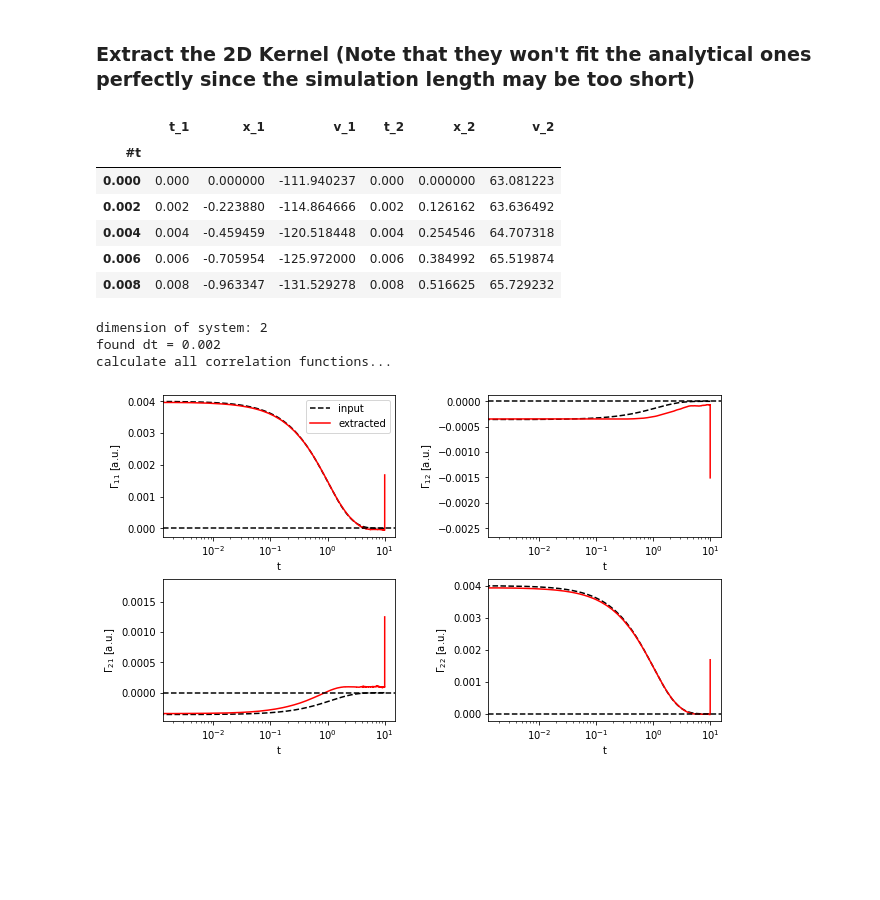
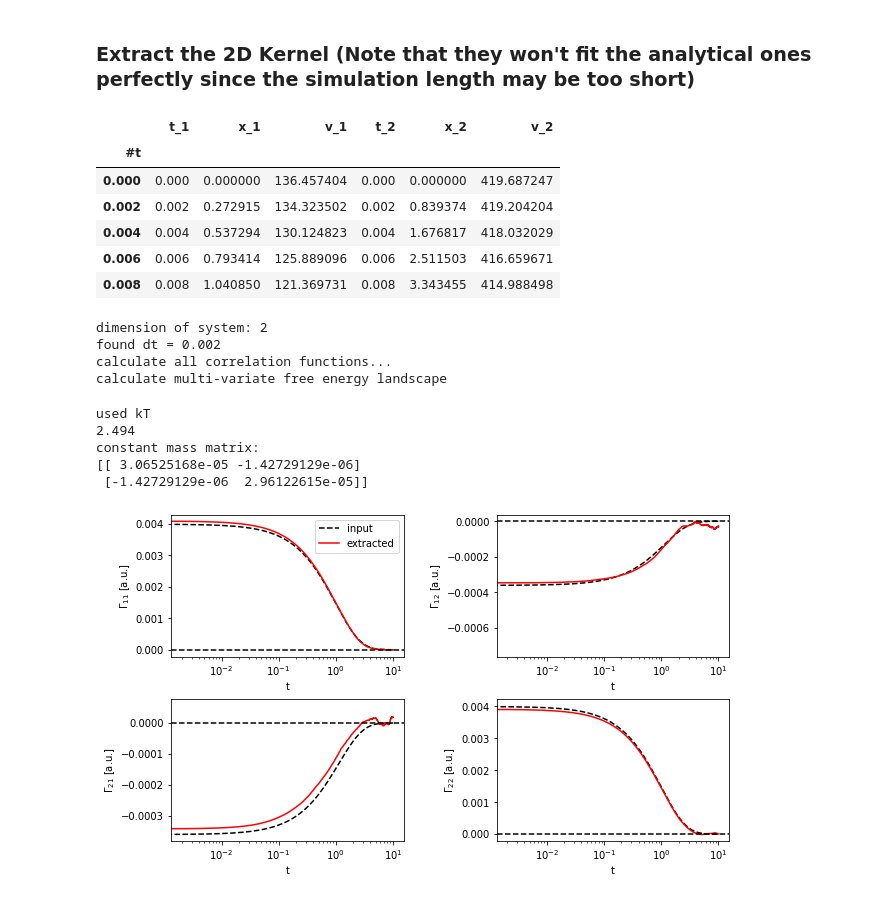
Before and after one commit to hkiefer/multimems, a Jupyter notebook: example/example_embedding_mori.ipynb, the cells around one changed output. Drawn from its saved outputs; the diff is of its cells as text; code cells hidden in the pictures; blank space fills up the shorter version.

```diff
--- a/example/example_embedding_mori.ipynb
+++ b/example/example_embedding_mori.ipynb
@@ -48,7 +48,7 @@ force_max = np.max(force_matrix)
 # %% [markdown]
 ### Set the Parameters (Dummy Values)
 # %%
-nsteps=int(5e7)
+nsteps=int(2e7)
 kT=2.494
 dt=2e-3
 trunc = 100*dt/0.002
@@ -169,11 +169,11 @@ xvaf.head()
 # %% [output]
 |  | t_1 | x_1 | v_1 | t_2 | x_2 | v_2 |
 | #t |  |  |  |  |  |  |
-| 0.000 | 0.000 | 0.000000 | -111.940237 | 0.000 | 0.000000 | 63.081223 |
-| 0.002 | 0.002 | -0.223880 | -114.864666 | 0.002 | 0.126162 | 63.636492 |
-| 0.004 | 0.004 | -0.459459 | -120.518448 | 0.004 | 0.254546 | 64.707318 |
-| 0.006 | 0.006 | -0.705954 | -125.972000 | 0.006 | 0.384992 | 65.519874 |
-| 0.008 | 0.008 | -0.963347 | -131.529278 | 0.008 | 0.516625 | 65.729232 |
+| 0.000 | 0.000 | 0.000000 | 136.457404 | 0.000 | 0.000000 | 419.687247 |
+| 0.002 | 0.002 | 0.272915 | 134.323502 | 0.002 | 0.839374 | 419.204204 |
+| 0.004 | 0.004 | 0.537294 | 130.124823 | 0.004 | 1.676817 | 418.032029 |
+| 0.006 | 0.006 | 0.793414 | 125.889096 | 0.006 | 2.511503 | 416.659671 |
+| 0.008 | 0.008 | 1.040850 | 121.369731 | 0.008 | 3.343455 | 414.988498 |
 # %%
 mm = multi_dim_gle(trunc = 10, bins = 200, kT =2.494, free_energy = 'MV',physical = True,diagonal_mass = False,plot=False)
 
@@ -186,6 +186,12 @@ t_kernel, ikernel_matrix, kernel_matrix= mm.compute_kernel_mat_G(v_corr_matrix,x
 dimension of system: 2
 found dt = 0.002
 calculate all correlation functions...
+calculate multi-variate free energy landscape
+used kT
+2.494
+constant mass matrix:
+[[ 3.06525168e-05 -1.42729129e-06]
+ [-1.42729129e-06  2.96122615e-05]]
 # %%
 def eigy_expm(A):
     vals,vects = np.linalg.eig(A)
@@ -193,33 +199,33 @@ def eigy_expm(A):
                      vects,np.exp(vals),np.linalg.inv(vects))
 
 def func_exp(t,gammas,taus):
 
     ks = np.dot(gammas,np.linalg.inv(taus))
 
     A = np.zeros([len(t),2,2])
     for i in range(len(t)):
         A[i] = -t[i]*np.linalg.inv(taus)
 
     expA = eigy_expm(A)
     func_ana  = np.einsum('jk,ikl -> ijl',ks,expA)
 
     return np.real(func_ana)
 
 kernel_matrix_ana = func_exp(t_kernel,gammas[0],taus[0])
 
 fig, ax = plt.subplots(n_dim,n_dim, figsize=(5*n_dim,3*n_dim))
 plt.subplots_adjust(wspace = 0.4)
 plt.subplots_adjust(hspace = 0.3)
 for i in range(0,n_dim):
     for j in range(0, n_dim):
-        ax[i][j].plot(t_kernel,kernel_matrix_ana.T[j][i], color = 'k',ls='--',label='input')
-        ax[i][j].plot(t_kernel,kernel_matrix.T[j][i], color = 'r',label='extracted')
+        ax[i][j].plot(t_kernel[:-1],kernel_matrix_ana.T[j][i][:-1], color = 'k',ls='--',label='input')
+        ax[i][j].plot(t_kernel[:-1],kernel_matrix.T[j][i][:-1], color = 'r',label='extracted')
         ax[i][j].set_xscale('log')
         ax[i][j].set_ylabel(r'$\Gamma_{%s%s}$ [a.u.]' % (i+1, j+1))
         ax[i][j].set_xlabel('t')
 
         ax[i][j].axhline(y = 0, linestyle = '--', color = 'k')
 ax[0][0].legend(loc='best')
 plt.show()
 # %% [output]
-[figure, old version]
+[figure, new version]
```
Also changed, not shown: parts of 3 cells of this notebook, 1 other file.
